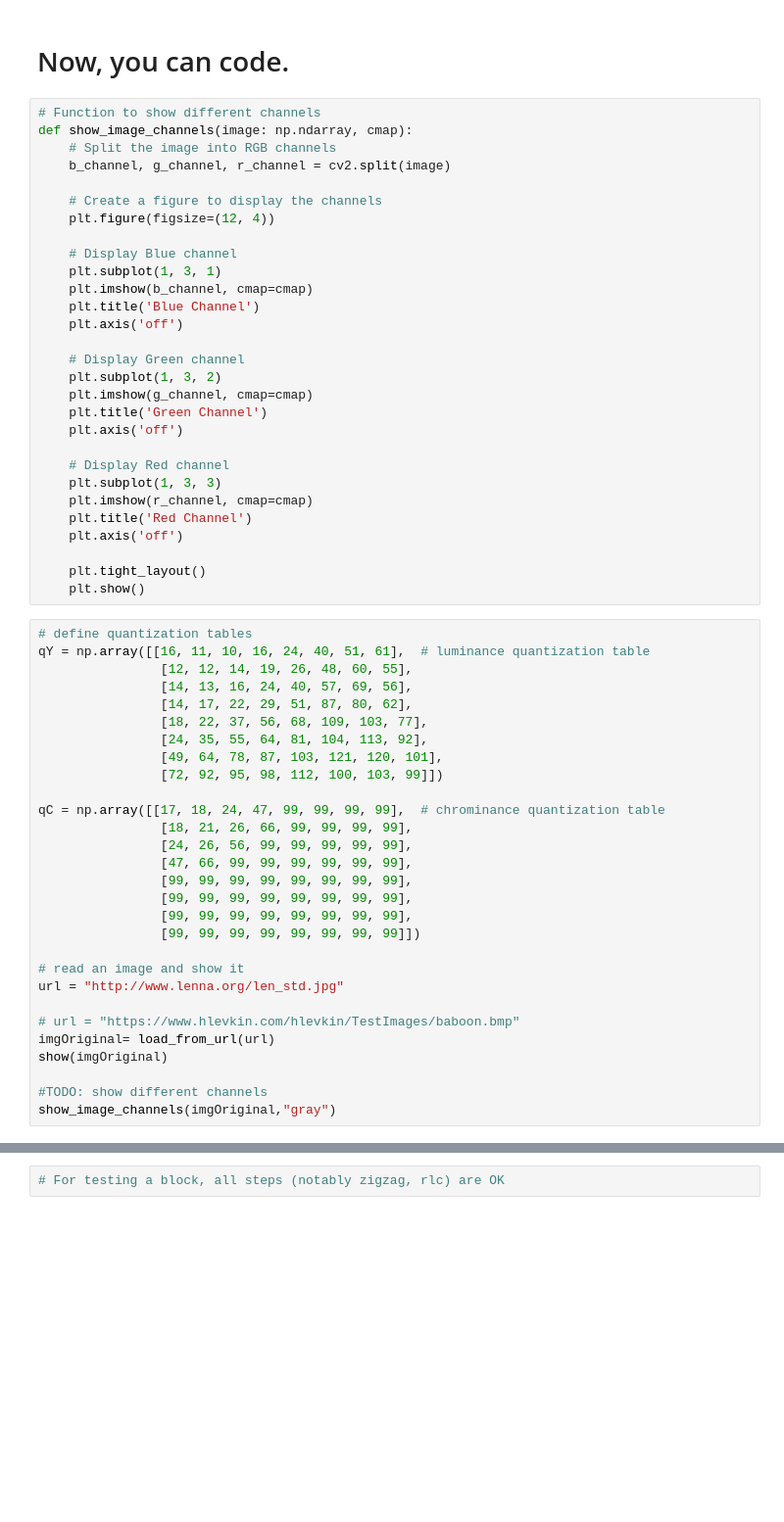
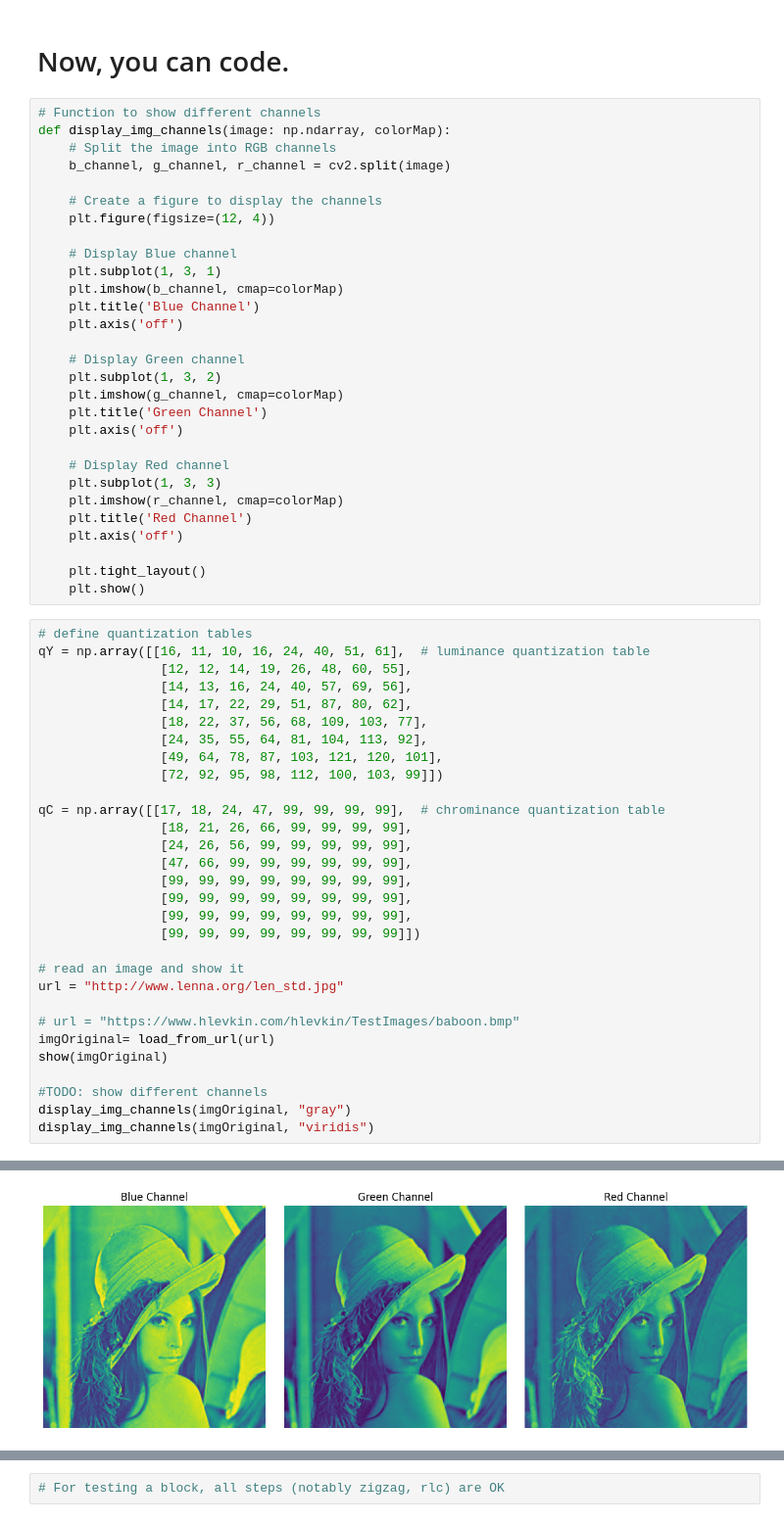
Before and after one commit to PailBoy/TP_theoprie_information, a Jupyter notebook: TP1_jpeg_francais.ipynb, the cells around one changed output, grey strips where cells are left out. Shown at 98% size. Cells and saved outputs as stored; diff of their text form; blank space fills up the shorter version.

```diff
--- a/TP1_jpeg_francais.ipynb
+++ b/TP1_jpeg_francais.ipynb
@@ -621,7 +658,7 @@ print(out)
 # Now, you can code.
 # %%
 # Function to show different channels
-def show_image_channels(image: np.ndarray, cmap):
+def display_img_channels(image: np.ndarray, colorMap):
     # Split the image into RGB channels
     b_channel, g_channel, r_channel = cv2.split(image)
 
@@ -630,19 +667,19 @@ def show_image_channels(image: np.ndarray, cmap):
 
     # Display Blue channel
     plt.subplot(1, 3, 1)
-    plt.imshow(b_channel, cmap=cmap)
+    plt.imshow(b_channel, cmap=colorMap)
     plt.title('Blue Channel')
     plt.axis('off')
 
     # Display Green channel
     plt.subplot(1, 3, 2)
-    plt.imshow(g_channel, cmap=cmap)
+    plt.imshow(g_channel, cmap=colorMap)
     plt.title('Green Channel')
     plt.axis('off')
 
     # Display Red channel
     plt.subplot(1, 3, 3)
-    plt.imshow(r_channel, cmap=cmap)
+    plt.imshow(r_channel, cmap=colorMap)
     plt.title('Red Channel')
     plt.axis('off')
 
@@ -653,34 +690,36 @@ def show_image_channels(image: np.ndarray, cmap):
 qY = np.array([[16, 11, 10, 16, 24, 40, 51, 61],  # luminance quantization table
                 [12, 12, 14, 19, 26, 48, 60, 55],
                 [14, 13, 16, 24, 40, 57, 69, 56],
                 [14, 17, 22, 29, 51, 87, 80, 62],
                 [18, 22, 37, 56, 68, 109, 103, 77],
                 [24, 35, 55, 64, 81, 104, 113, 92],
                 [49, 64, 78, 87, 103, 121, 120, 101],
                 [72, 92, 95, 98, 112, 100, 103, 99]])
 
 qC = np.array([[17, 18, 24, 47, 99, 99, 99, 99],  # chrominance quantization table
                 [18, 21, 26, 66, 99, 99, 99, 99],
                 [24, 26, 56, 99, 99, 99, 99, 99],
                 [47, 66, 99, 99, 99, 99, 99, 99],
                 [99, 99, 99, 99, 99, 99, 99, 99],
                 [99, 99, 99, 99, 99, 99, 99, 99],
                 [99, 99, 99, 99, 99, 99, 99, 99],
                 [99, 99, 99, 99, 99, 99, 99, 99]])
 
 # read an image and show it
 url = "http://www.lenna.org/len_std.jpg"
 
 # url = "https://www.hlevkin.com/hlevkin/TestImages/baboon.bmp"
 imgOriginal= load_from_url(url)
 show(imgOriginal)
 
 #TODO: show different channels
-show_image_channels(imgOriginal,"gray")
+display_img_channels(imgOriginal, "gray")
+display_img_channels(imgOriginal, "viridis")
 # %% [output]
 (256, 256) RGB None 0 255
 [figure]
 [figure]
+[figure, added]
 # %%
 # For students
 # TODO: Write your 'main' code
```
Also changed, not shown: parts of 28 cells of this notebook, 2 other files.
